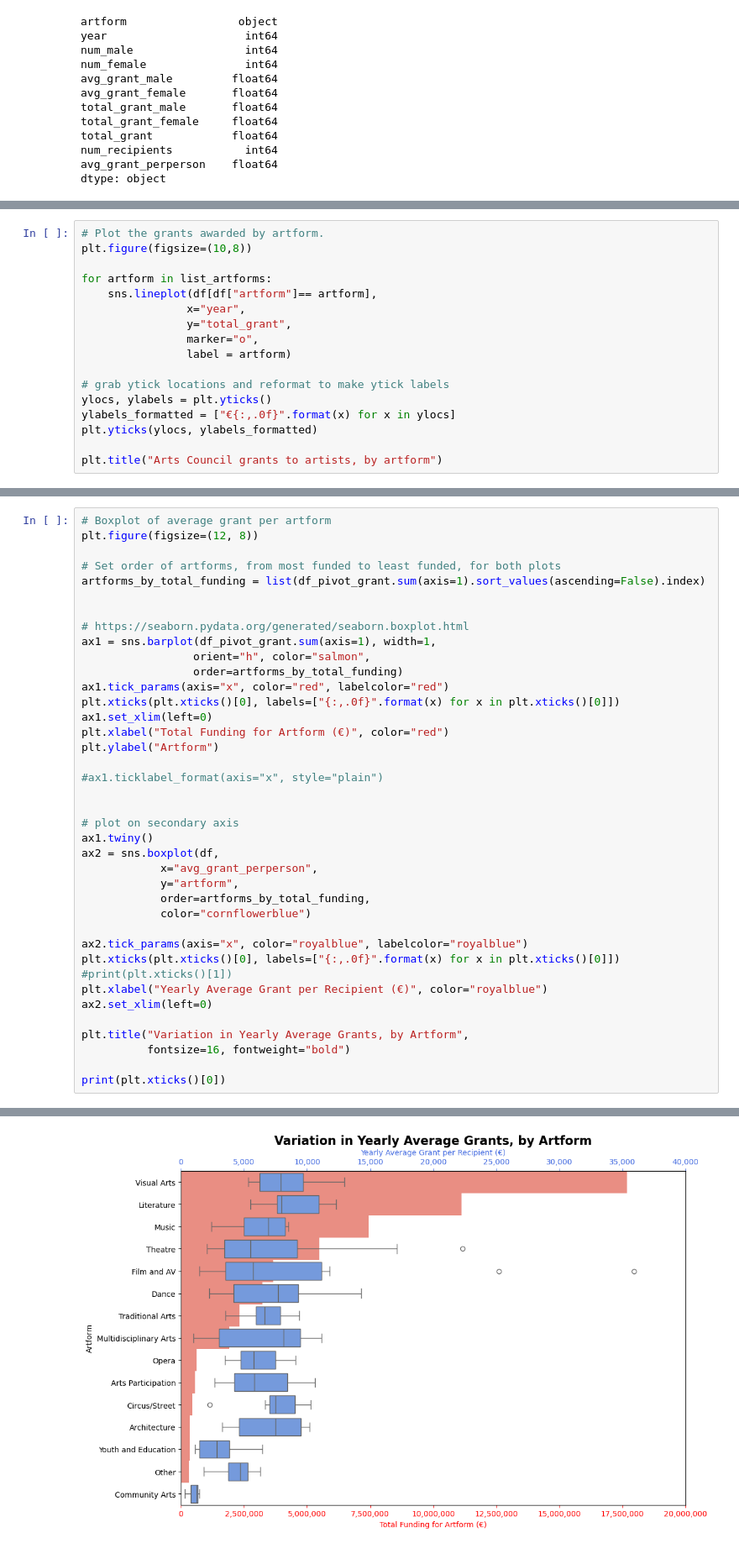
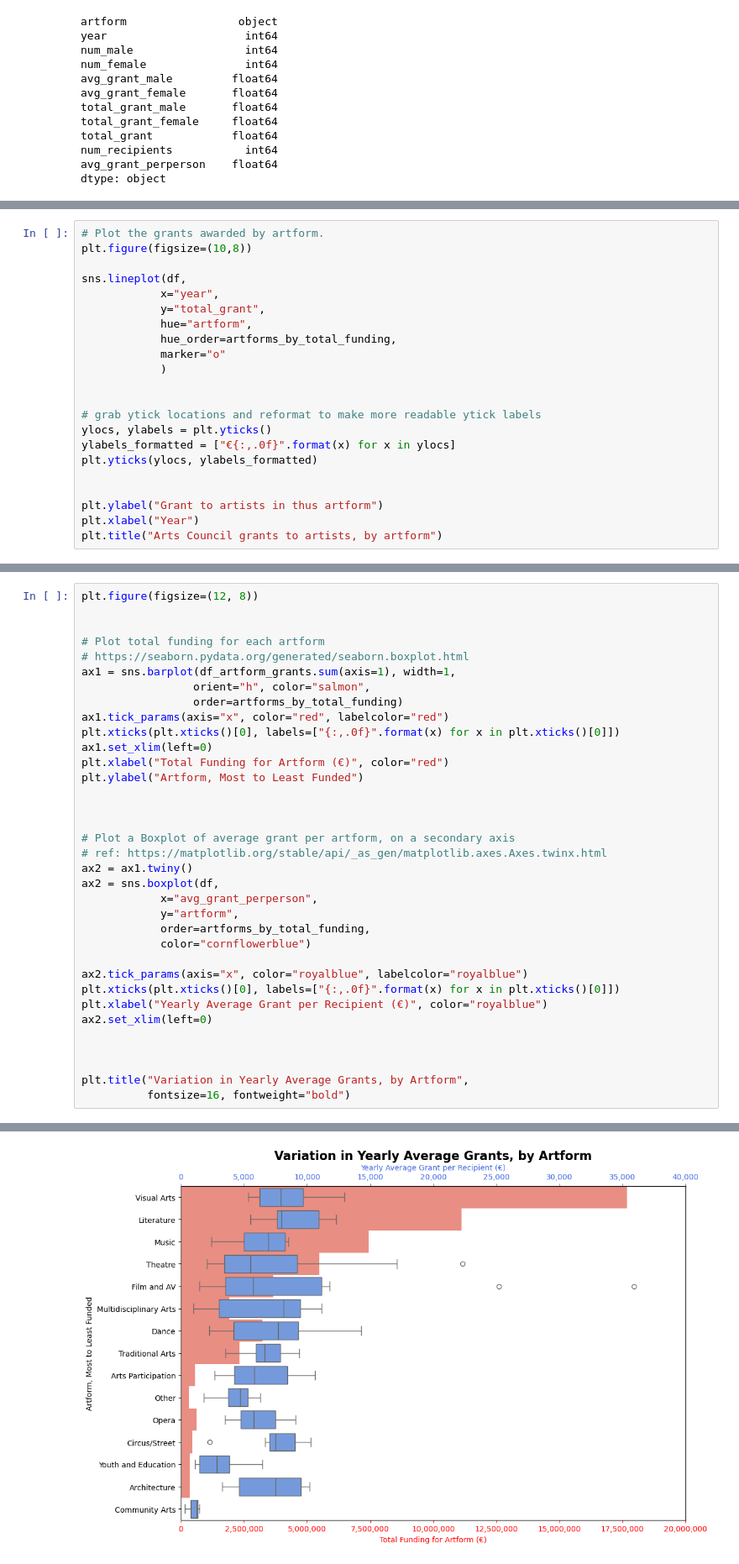
Before and after one commit to SuColl/programming-for-data-analytics, a Jupyter notebook: project/notebook.ipynb, the cells around one changed output, grey strips where cells are left out. Shown at 84% size. Saved outputs shown, nothing was run; the diff lists cells and outputs as text.

```diff
--- a/project/notebook.ipynb
+++ b/project/notebook.ipynb
@@ -422,18 +562,23 @@ Text(0.45, 0.96, 'Visual Arts, Literature and Music receive the highest amount o
 # Plot the grants awarded by artform.
 plt.figure(figsize=(10,8))
 
-for artform in list_artforms:
-    sns.lineplot(df[df["artform"]== artform],
-                x="year",
-                y="total_grant",
-                marker="o",
-                label = artform)
+sns.lineplot(df,
+            x="year",
+            y="total_grant",
+            hue="artform",
+            hue_order=artforms_by_total_funding,
+            marker="o"
+            )
 
-# grab ytick locations and reformat to make ytick labels
+
+# grab ytick locations and reformat to make more readable ytick labels
 ylocs, ylabels = plt.yticks()
 ylabels_formatted = ["€{:,.0f}".format(x) for x in ylocs]
 plt.yticks(ylocs, ylabels_formatted)
 
+
+plt.ylabel("Grant to artists in thus artform")
+plt.xlabel("Year")
 plt.title("Arts Council grants to artists, by artform")
 # %% [output]
 Text(0.5, 1.0, 'Arts Council grants to artists, by artform')
@@ -449,26 +620,23 @@ Index(['artform', 'year', 'num_male', 'num_female', 'avg_grant_male',
 # %%
-# Boxplot of average grant per artform
 plt.figure(figsize=(12, 8))
 
-# Set order of artforms, from most funded to least funded, for both plots
-artforms_by_total_funding = list(df_pivot_grant.sum(axis=1).sort_values(ascending=False).index)
 
-
+# Plot total funding for each artform
 # https://seaborn.pydata.org/generated/seaborn.boxplot.html
-ax1 = sns.barplot(df_pivot_grant.sum(axis=1), width=1,
+ax1 = sns.barplot(df_artform_grants.sum(axis=1), width=1,
                  orient="h", color="salmon",
                  order=artforms_by_total_funding)
 ax1.tick_params(axis="x", color="red", labelcolor="red")
 plt.xticks(plt.xticks()[0], labels=["{:,.0f}".format(x) for x in plt.xticks()[0]])
 ax1.set_xlim(left=0)
 plt.xlabel("Total Funding for Artform (€)", color="red")
-plt.ylabel("Artform")
-
-#ax1.ticklabel_format(axis="x", style="plain")
+plt.ylabel("Artform, Most to Least Funded")
 
 
-# plot on secondary axis
-ax1.twiny()
+
+# Plot a Boxplot of average grant per artform, on a secondary axis
+# ref: https://matplotlib.org/stable/api/_as_gen/matplotlib.axes.Axes.twinx.html
+ax2 = ax1.twiny()
 ax2 = sns.boxplot(df,
             x="avg_grant_perperson",
             y="artform",
@@ -477,12 +645,11 @@ ax2 = sns.boxplot(df,
 
 ax2.tick_params(axis="x", color="royalblue", labelcolor="royalblue")
 plt.xticks(plt.xticks()[0], labels=["{:,.0f}".format(x) for x in plt.xticks()[0]])
-#print(plt.xticks()[1])
 plt.xlabel("Yearly Average Grant per Recipient (€)", color="royalblue")
 ax2.set_xlim(left=0)
 
+
+
 plt.title("Variation in Yearly Average Grants, by Artform",
           fontsize=16, fontweight="bold")
-
-print(plt.xticks()[0])
 # %% [output]
@@ -490 +657 @@ print(plt.xticks()[0])
-[figure, old version]
+[figure, new version]
```
Also changed, not shown: parts of 32 cells of this notebook.
